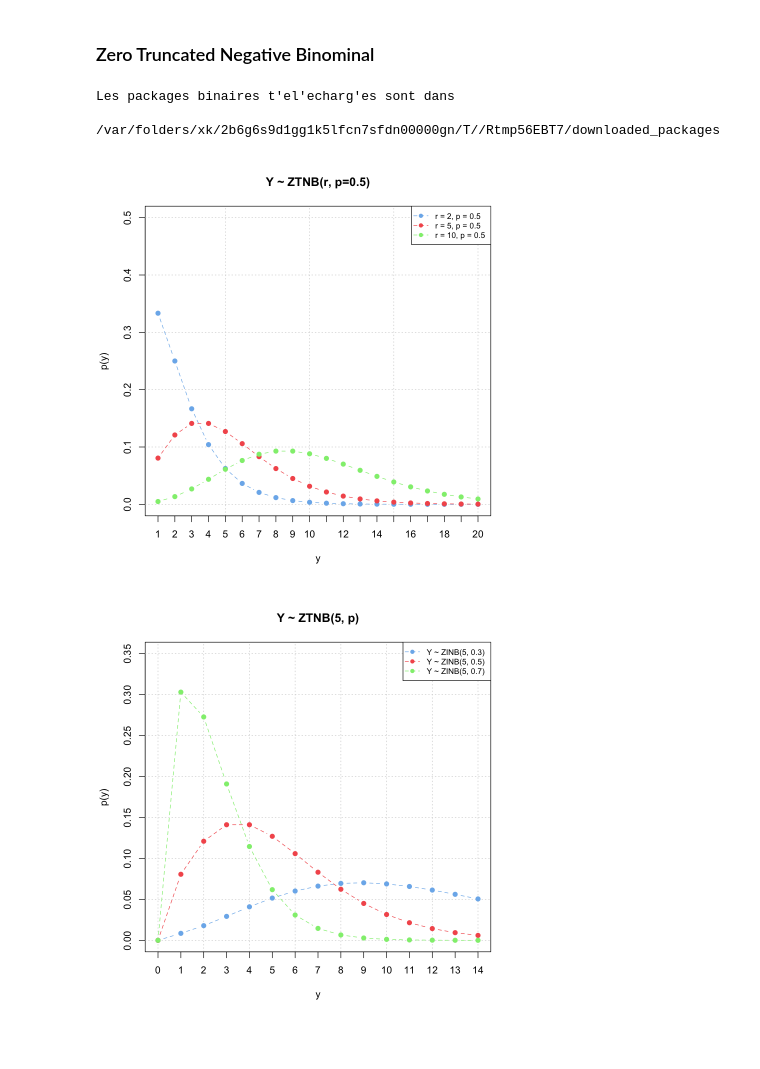
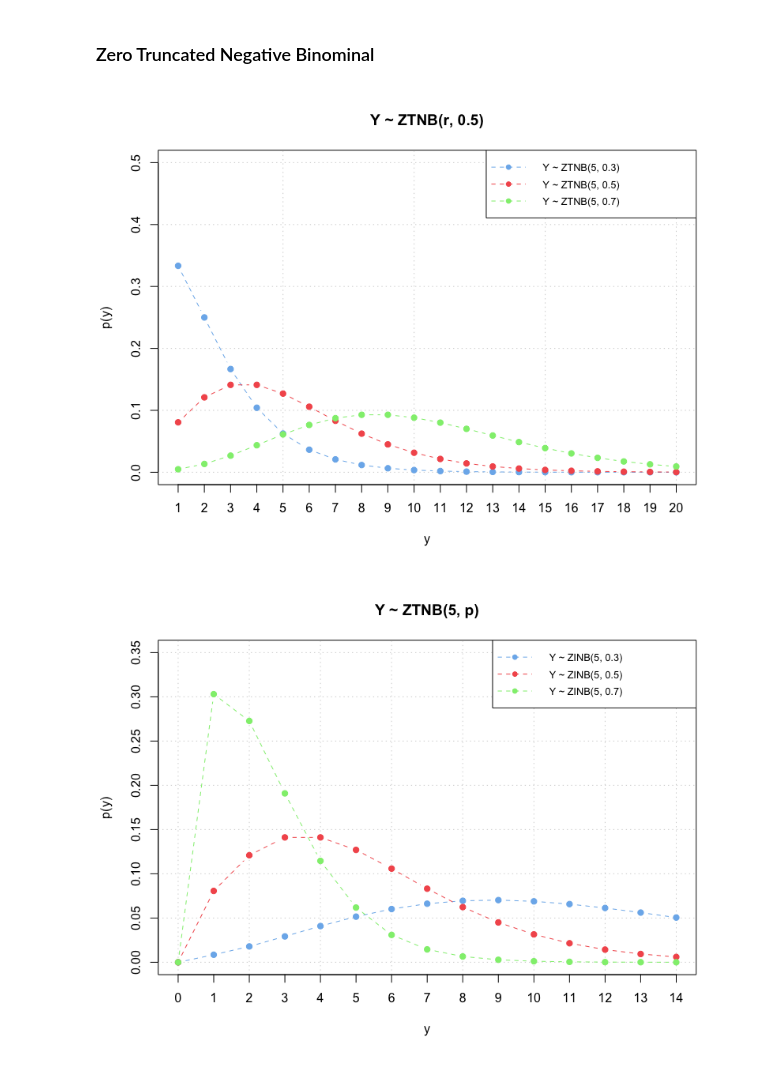
Before and after one commit to Petushok19/Zero-inflated-and-Zero-truncated-models, a Jupyter notebook: Thesis.ipynb, the cells around one changed output. Saved outputs shown, nothing was run; the diff lists cells and outputs as text; code cells hidden in the pictures; blank space fills up the shorter version.

```diff
--- a/Thesis.ipynb
+++ b/Thesis.ipynb
@@ -24,7 +40,7 @@ grid(nx = NULL, ny = NULL, col = "lightgray", lty = "dotted")
 axis(1, at = x_values)
 
 for(i in 1:3) {
-  y_vals <- dzipois(x_values, lambda = lambdas[i], pstr0 = fixed_omega)
+  y_vals <- dzipois(x_values, lambdas[i], fixed_omega)
   lines(x_values, y_vals, type = "b", pch = 19, lty = 2, col = my_colors[i])
 }
 
@@ -62,8 +77,8 @@ axis(1, at = x_values)
 
 for(i in 1:3) {
   y_vals <- dzipois(x_values,
-                    lambda = fixed_lambda,
-                    pstr0 = omegas[i])
+                    fixed_lambda,
+                    omegas[i])
 
   lines(x_values, y_vals,
         type = "b",
@@ -234,16 +256,16 @@ plot(0, 0, type = "n",
      ylim = c(0, 0.35),
      xlab = "y",
      ylab = "p(y)",
-     main = "Y ~ Zero-Truncated Poisson(\u03bb)",
+     main = "Y ~ ZTP(\u03bb)",
      xaxt = "n")
 
 grid(nx = NULL, ny = NULL, col = "lightgray", lty = "dotted")
 axis(1, at = y_values)
 
 for(i in 1:3) {
-  probs <- dztpois(y_values, lambda = lambdas[i])
+  probs <- dztpois(y_values, lambdas[i])
 
-  lines(x_values, probs,
+  lines(y_values, probs,
         type = "b",
         pch = 19,
         lty = 2,
@@ -273,40 +295,37 @@ par(bg = "white", mfrow = c(1, 1))
 fixed_p <- 0.5
 rs      <- c(2, 5, 10)  # size parameters
 
 plot(0, 0, type = "n",
      xlim = c(1, 20),
      ylim = c(0, 0.50),
      xlab = "y",
      ylab = "p(y)",
-     main = "Y ~ ZTNB(r, p=0.5)",
+     main = "Y ~ ZTNB(r, 0.5)",
      xaxt = "n")
 
 grid(nx = NULL, ny = NULL, col = "lightgray", lty = "dotted")
 axis(1, at = y_values)
 
 for(i in 1:3) {
   probs <- dztnbinom(y_values,
                      size = rs[i],
-                     prob = fixed_p)   # PMF values
-
+                     prob = fixed_p)
   lines(y_values, probs,
         type = "b",
         pch = 19,
         lty = 2,
         col = my_colors[i])
 }
 
 legend("topright",
-       legend = paste0("r = ", rs, ", p = ", fixed_p),
+       legend = paste0("Y ~ ZTNB(", fixed_r, ", ", ps,")"),
        col = my_colors,
        pch = 19,
        lty = 2,
        bg = "white",
        cex = 0.8)
 # %% [output]
-Les packages binaires t'el'echarg'es sont dans
-        /var/folders/xk/2b6g6s9d1gg1k5lfcn7sfdn00000gn/T//Rtmp56EBT7/downloaded_packages
-[figure, old version]
+[figure, new version]
 # %%
 par(bg = "white", mfrow = c(1, 1))
 fixed_r     <- 5
@@ -327,8 +346,8 @@ axis(1, at = y_values)
 
 for(i in 1:3) {
   probs <- dztnbinom(y_values,
-                     size  = fixed_r,     # r
-                     prob  = ps[i],       # p
+                     size  = fixed_r,
+                     prob  = ps[i],
                      )
 
   lines(y_values, probs,
@@ -346,4 +365,4 @@ legend("topright",
        bg = "white",
        cex = 0.8)
 # %% [output]
-[figure, old version]
+[figure, new version]
```
Also changed, not shown: parts of 9 cells of this notebook.
